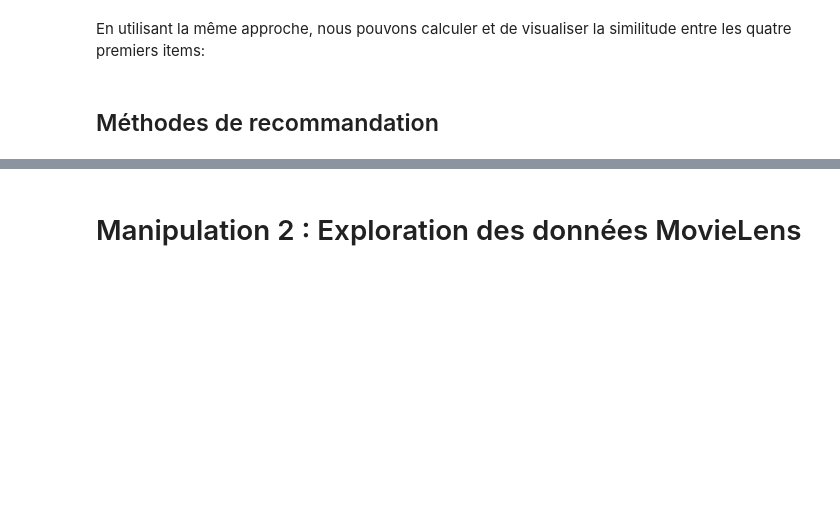
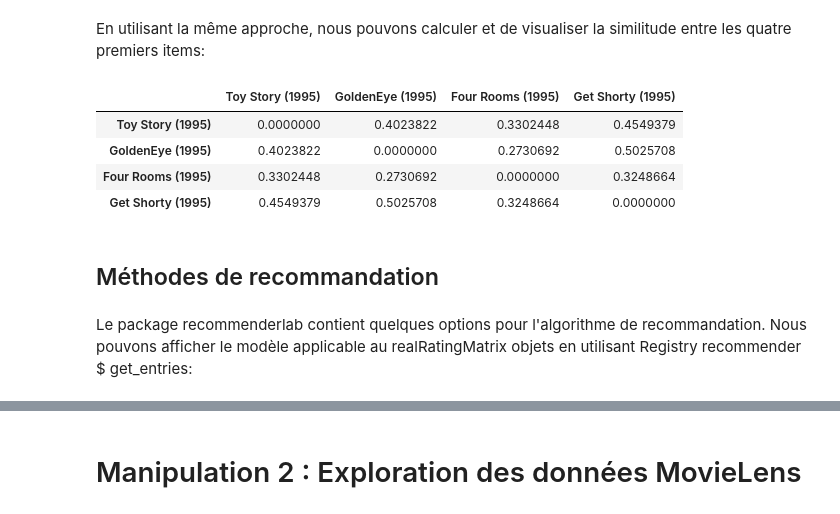
Before and after one commit to guangjunwu/bdeb_ML, a Jupyter notebook: R-notebook/TODO-Item-based Collaboratif Filtering.ipynb, the cells around one changed output, grey strips where cells are left out. Saved outputs shown, nothing was run; the diff lists cells and outputs as text; code cells hidden in the pictures; blank space fills up the shorter version.

Commit message:
system de recommandation

```diff
--- a/R-notebook/TODO-Item-based Collaboratif Filtering.ipynb
+++ b/R-notebook/TODO-Item-based Collaboratif Filtering.ipynb
@@ -97,5 +153,17 @@ En utilisant image, nous pouvons visualiser la matrice. Chaque rangée et chaque
 # %% [markdown]
 En utilisant la même approche, nous pouvons calculer et de visualiser la similitude entre les quatre premiers items:
+# %%
+
+# votre code ici
+
+similarity_items <- similarity(MovieLense[, 1:4], method ="cosine", which = "items")
+as.matrix(similarity_items)
+# %% [output]
+|  | Toy Story (1995) | GoldenEye (1995) | Four Rooms (1995) | Get Shorty (1995) |
+| Toy Story (1995) | 0.0000000 | 0.4023822 | 0.3302448 | 0.4549379 |
+| GoldenEye (1995) | 0.4023822 | 0.0000000 | 0.2730692 | 0.5025708 |
+| Four Rooms (1995) | 0.3302448 | 0.2730692 | 0.0000000 | 0.3248664 |
+| Get Shorty (1995) | 0.4549379 | 0.5025708 | 0.3248664 | 0.0000000 |
 # %%
 
 # votre code ici
@@ -105,5 +172,7 @@ En utilisant la même approche, nous pouvons calculer et de visualiser la simili
 # %% [markdown]
 ## Méthodes de recommandation
+# %% [markdown]
+Le package recommenderlab contient quelques options pour l'algorithme de recommandation. Nous pouvons afficher le modèle applicable au realRatingMatrix objets en utilisant Registry recommender $ get_entries:
 # %%
 
 # votre code ici
```
Also changed, not shown: parts of 88 cells of this notebook.
